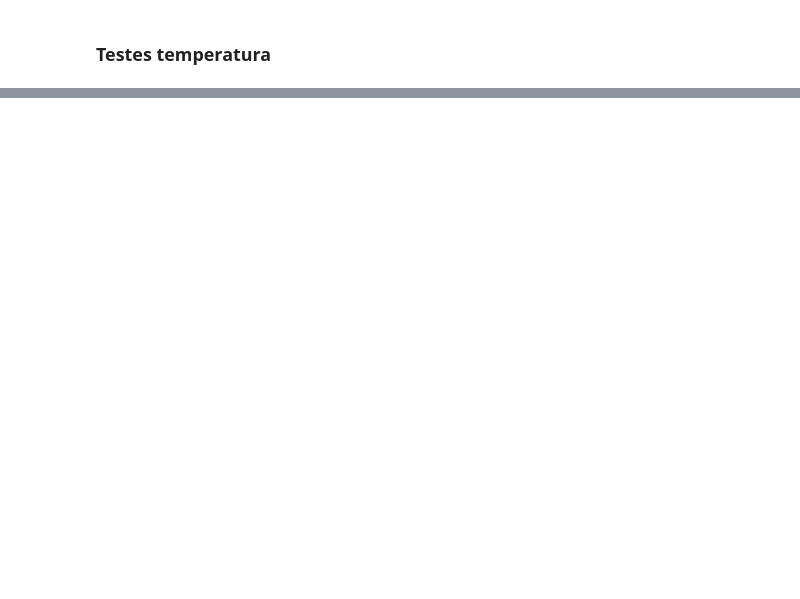
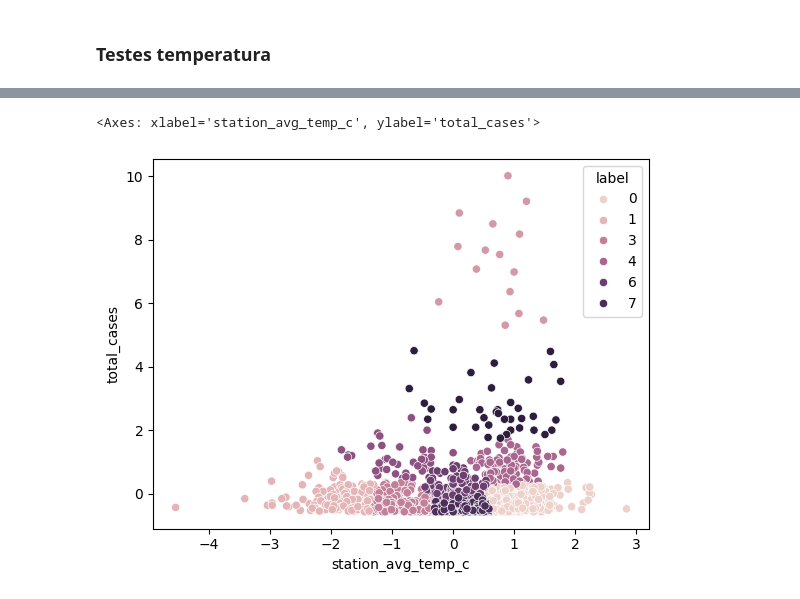
Before and after one commit to zibia-cunha/DengAI_Predicting_MachineLearnII, a Jupyter notebook: dengAI_project.ipynb, the cells around one changed output, grey strips where cells are left out. Saved outputs shown, nothing was run; the diff lists cells and outputs as text; code cells hidden in the pictures; blank space fills up the shorter version.

```diff
--- a/dengAI_project.ipynb
+++ b/dengAI_project.ipynb
@@ -145,0 +158,8 @@ temp_cluster_summary = data_imputed.groupby('Temp_Cluster')[['station_avg_temp_c
+# %%
+sns.scatterplot(data = df_result,
+                x = "station_avg_temp_c",
+                y = "total_cases",
+                hue = "label")
+# %% [output]
+<Axes: xlabel='station_avg_temp_c', ylabel='total_cases'>
+[figure, added]
```
Also changed, not shown: parts of 12 cells of this notebook.
